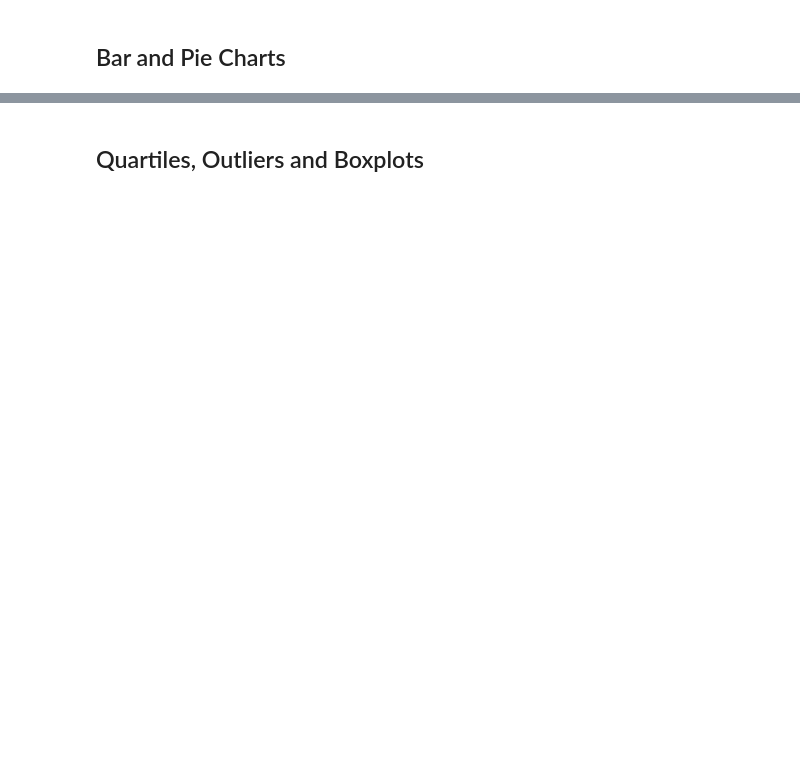
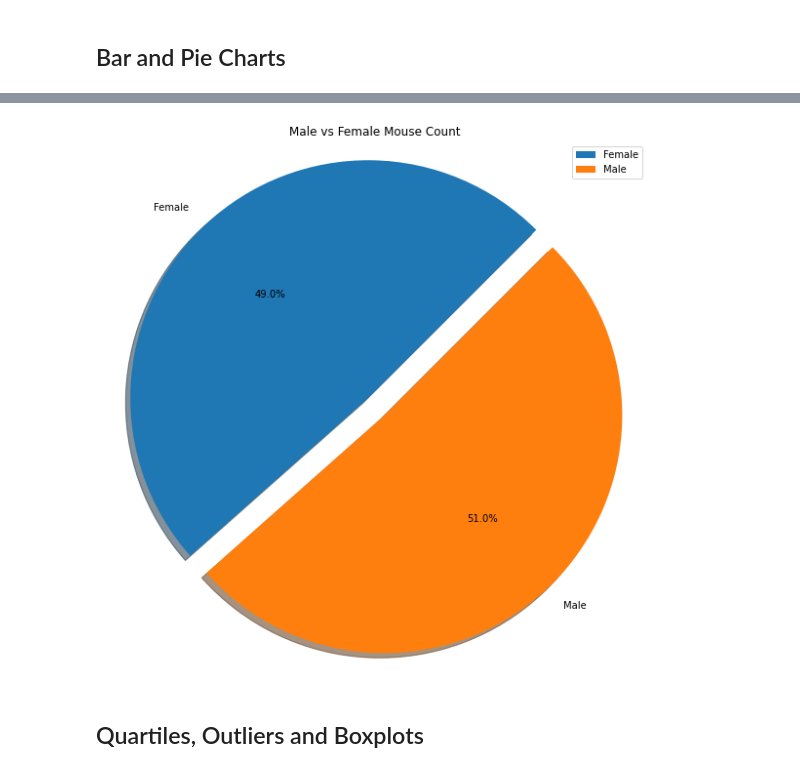
Before and after one commit to dcurrigan/matplotlib-challenge, a Jupyter notebook: pymaceuticals_starter.ipynb, the cells around one changed output, grey strips where cells are left out. Cells and saved outputs as stored; diff of their text form; code cells hidden in the pictures; blank space fills up the shorter version.

```diff
--- a/pymaceuticals_starter.ipynb
+++ b/pymaceuticals_starter.ipynb
@@ -111,2 +189,19 @@ Number of unique mice in the clean DataFrame is: 248
+# %%
+# -- PIE PLOT USING PYPLOT -- #
+
+plt.subplots(figsize=(10,10))
+
+plot_2 = plt.pie(plot_data_2['Mouse ID'], labels=plot_data_2.index, startangle=45,
+         autopct='%1.1f%%', shadow=True,
+         # determine element that has the greatest value and apply explode
+         # This statement returns an array of booleans which is multipled by the explode factor
+         explode=(plot_data_2['Mouse ID'] == max(plot_data_2['Mouse ID'])) * 0.1)
+
+plt.legend()
+plt.title("Male vs Female Mouse Count")
+plt.axis("equal")
+plt.show()
+# %% [output]
+[figure, added]
 # %% [markdown]
 ## Quartiles, Outliers and Boxplots
```
Also changed, not shown: parts of 17 cells of this notebook, 1 other file.
